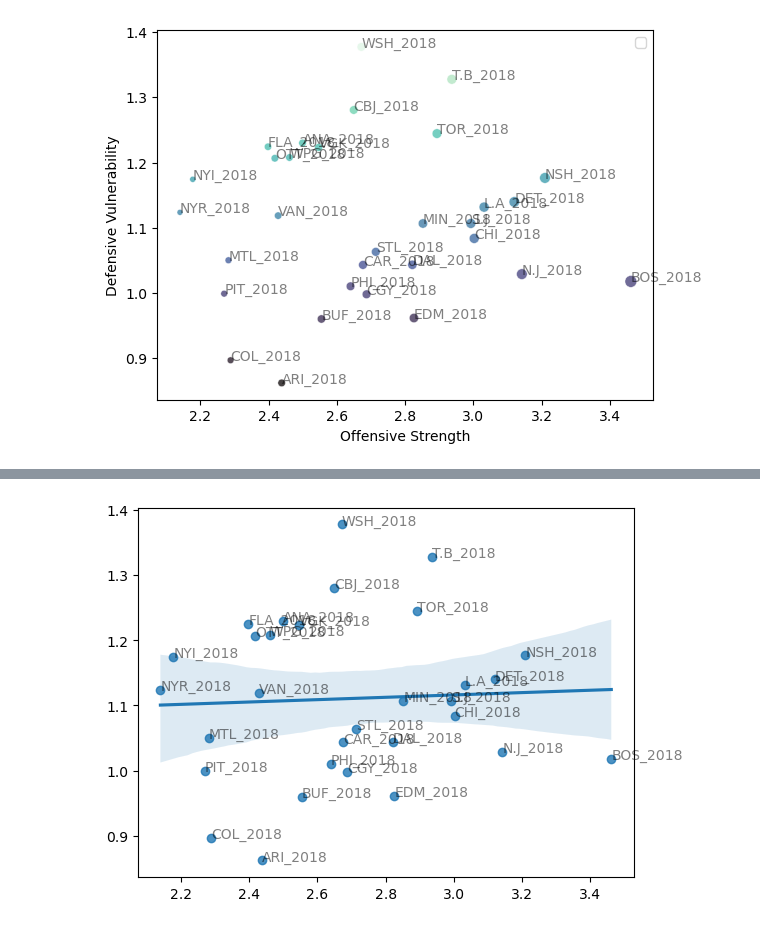
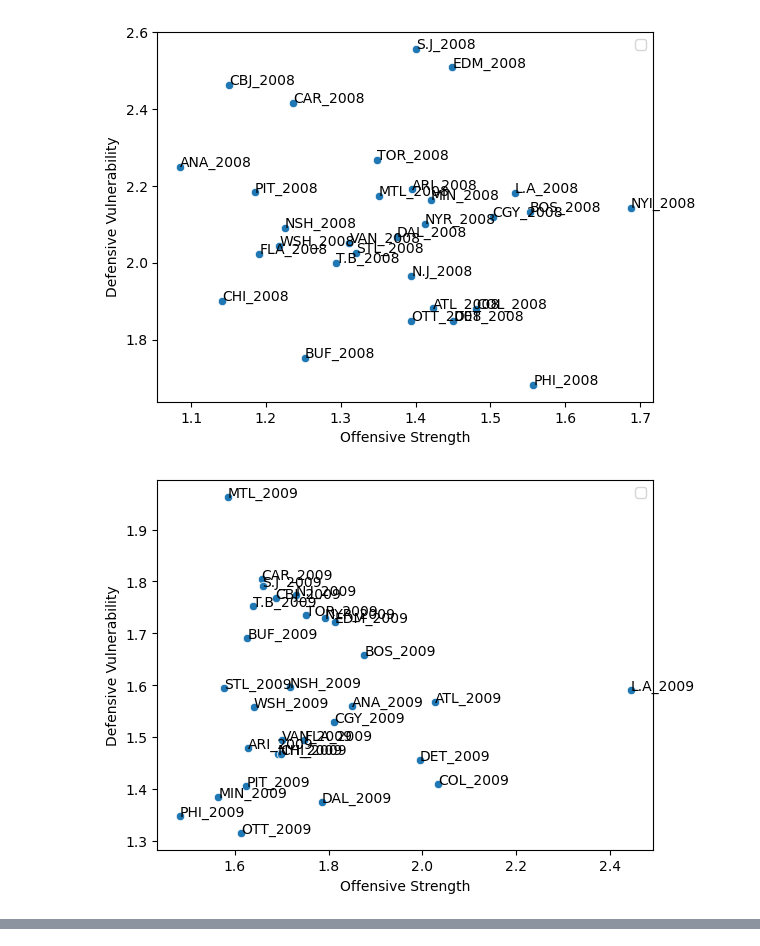
Before and after one commit to cpaier/MATH499, a Jupyter notebook: GAMES_PLAYED.ipynb, the cells around one changed output, grey strips where cells are left out. Drawn from its saved outputs; the diff is of its cells as text; code cells hidden in the pictures.

```diff
--- a/GAMES_PLAYED.ipynb
+++ b/GAMES_PLAYED.ipynb
@@ -58 +27,14 @@ TEAMS_ALL = [TEAMS_2008, TEAMS_2009, TEAMS_2010, TEAMS_2011, TEAMS_2013, TEAMS_2
+# %%
+# Take necessary columns/discard auxillary data
+NHL_ALL = pd.DataFrame(NHL_ALL[["season", "playerTeam", "opposingTeam", "gameId", "goalsFor", "goalsAgainst"]]).set_index("gameId")
+
+# Create list of teams/season
+TEAMS_ALL = NHL_ALL["playerTeam"].unique()
+
+# Create list of dataframes for each season 2008-2022
+# Discard 2012 and 2020 seasons because of lockout
+seasons = []
+for year in range(2008,2023):
+    if (year != 2012 and year != 2020):
+        seasons.append(NHL_ALL.query("season == @year"))
 # %%
@@ -93,26 +85,22 @@ for team in TEAMS_ALL:
 # %%
-import matplotlib.pyplot as plt
 import seaborn as sns
 
-ax = sns.scatterplot(
-    data = TEAMS,
-    x = Offensive_Strength,
-    y = Defensive_Vulnerability,
-    hue = c, # Goals against.
-    size = f, # Goals for.
-    alpha = 0.75,
-    palette = "mako",
-)
-# Label points.
-for i, team in enumerate(TEAMS):
-    ax.text(Offensive_Strength[i],
-            Defensive_Vulnerability[i],
-            team,
-            alpha = 0.5)
+for i, year in enumerate(seasons):
+    ax = sns.scatterplot(
+        data = year["playerTeam"].unique(),
+        x = O_S_ALL[i],
+        y = D_V_ALL[i],
+    )
+    # Label points.
+    for j, team in enumerate(year["playerTeam"].unique()):
+        ax.text(O_S_ALL[i][j],
+                D_V_ALL[i][j],
+                team,)
 
-plt.xlabel("Offensive Strength")
-plt.ylabel("Defensive Vulnerability")
-plt.legend([])
-plt.show()
+    plt.xlabel("Offensive Strength")
+    plt.ylabel("Defensive Vulnerability")
+    plt.legend([])
+    plt.show()
 # %% [output]
-[figure, old version]
+[figure, new version]
+[figure, added]
@@ -119,18 +117,0 @@ plt.show()
-# %%
-# Linear regression plot.
-ax = sns.regplot(
-    x = Offensive_Strength,
-    y = Defensive_Vulnerability
-)
-
-
-# Label points.
-for i, team in enumerate(TEAMS):
-    ax.text(Offensive_Strength[i],
-            Defensive_Vulnerability[i],
-            team,
-            alpha = 0.5)
-
-plt.show()
-# %% [output]
-[figure, removed]
```
Also changed, not shown: parts of 7 cells of this notebook.
